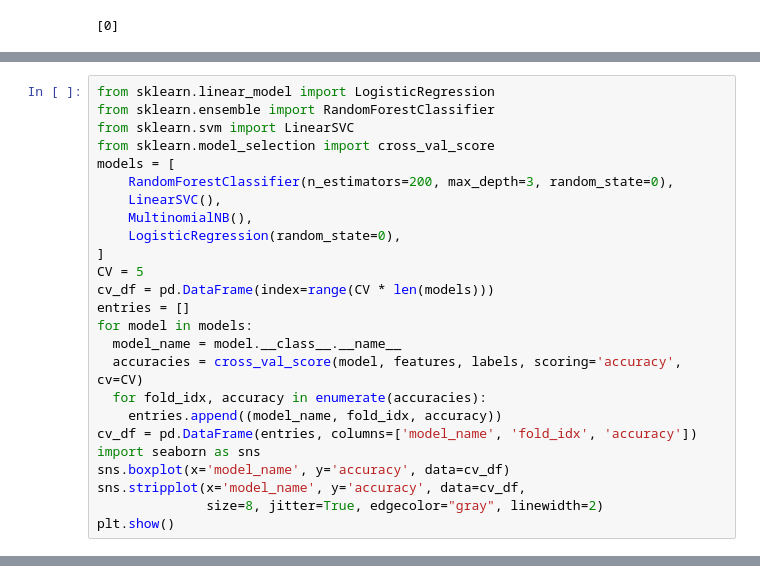
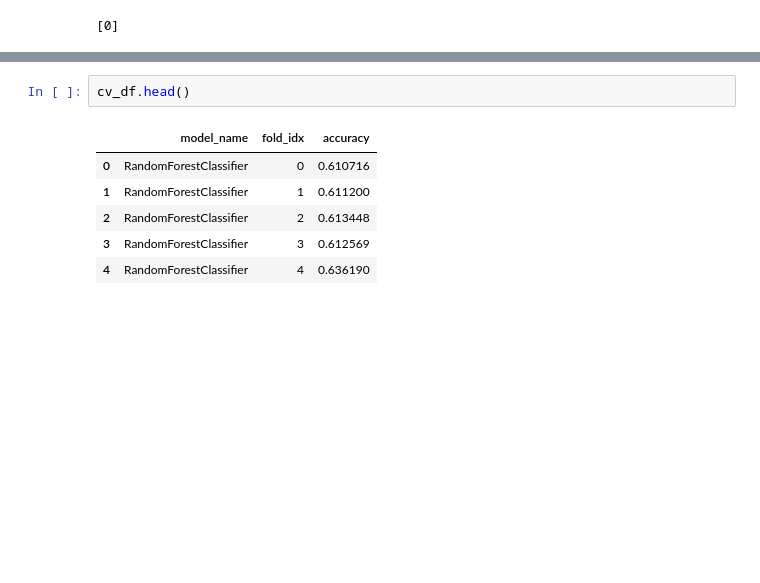
Before and after one commit to zuzannazak/MgrSarcasm, a Jupyter notebook: mgr_SVM.ipynb, the cells around one changed output, grey strips where cells are left out. Cells and saved outputs as stored; diff of their text form; blank space fills up the shorter version.

```diff
--- a/mgr_SVM.ipynb
+++ b/mgr_SVM.ipynb
@@ -139,25 +230,0 @@ plt.show()
-# %%
-from sklearn.linear_model import LogisticRegression
-from sklearn.ensemble import RandomForestClassifier
-from sklearn.svm import LinearSVC
-from sklearn.model_selection import cross_val_score
-models = [
-    RandomForestClassifier(n_estimators=200, max_depth=3, random_state=0),
-    LinearSVC(),
-    MultinomialNB(),
-    LogisticRegression(random_state=0),
-]
-CV = 5
-cv_df = pd.DataFrame(index=range(CV * len(models)))
-entries = []
-for model in models:
-  model_name = model.__class__.__name__
-  accuracies = cross_val_score(model, features, labels, scoring='accuracy', cv=CV)
-  for fold_idx, accuracy in enumerate(accuracies):
-    entries.append((model_name, fold_idx, accuracy))
-cv_df = pd.DataFrame(entries, columns=['model_name', 'fold_idx', 'accuracy'])
-import seaborn as sns
-sns.boxplot(x='model_name', y='accuracy', data=cv_df)
-sns.stripplot(x='model_name', y='accuracy', data=cv_df,
-              size=8, jitter=True, edgecolor="gray", linewidth=2)
-plt.show()
@@ -183,0 +235,9 @@ NameError: ignored
+# %%
+cv_df.head()
+# %% [output]
+|  | model_name | fold_idx | accuracy |
+| 0 | RandomForestClassifier | 0 | 0.610716 |
+| 1 | RandomForestClassifier | 1 | 0.611200 |
+| 2 | RandomForestClassifier | 2 | 0.613448 |
+| 3 | RandomForestClassifier | 3 | 0.612569 |
+| 4 | RandomForestClassifier | 4 | 0.636190 |
```
Also changed, not shown: parts of 9 cells of this notebook.
